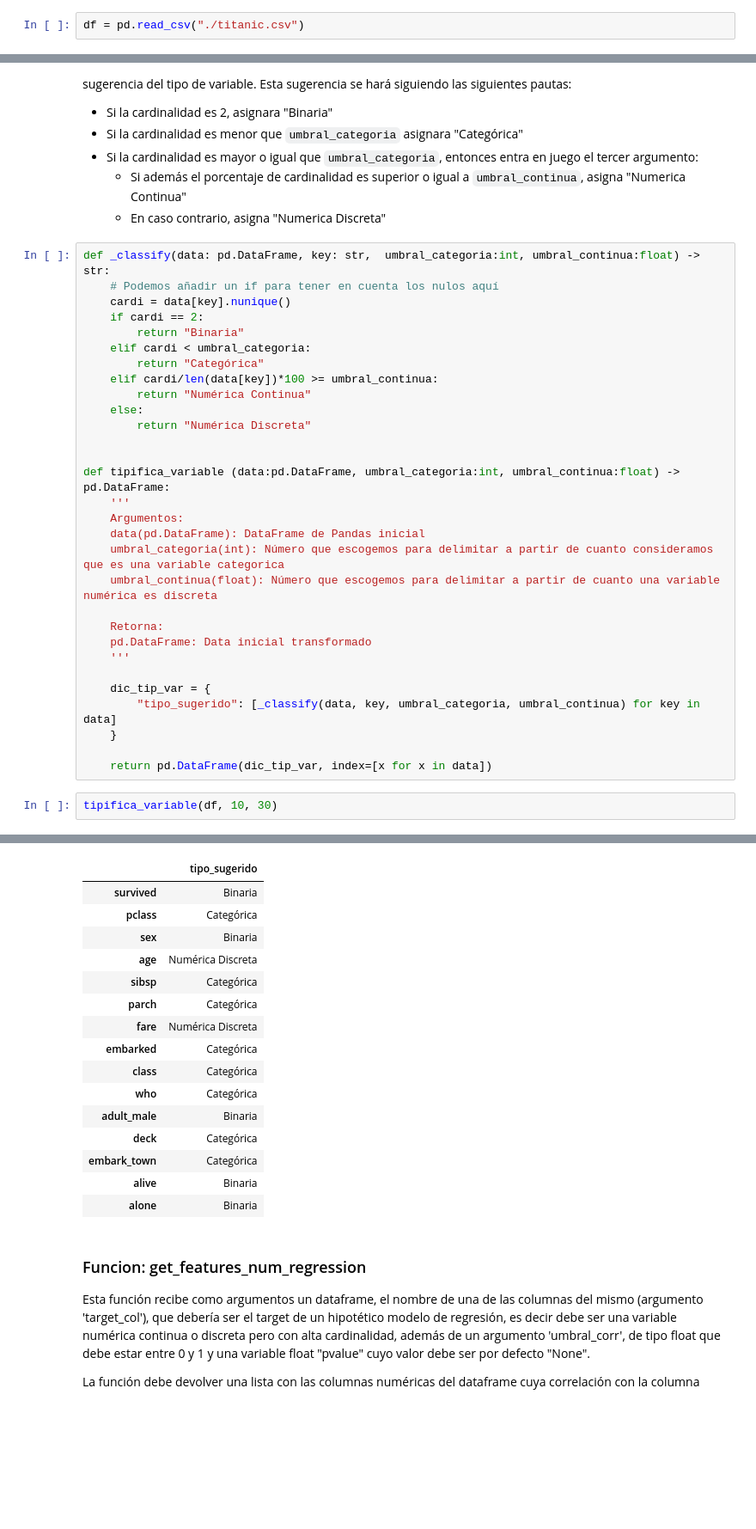
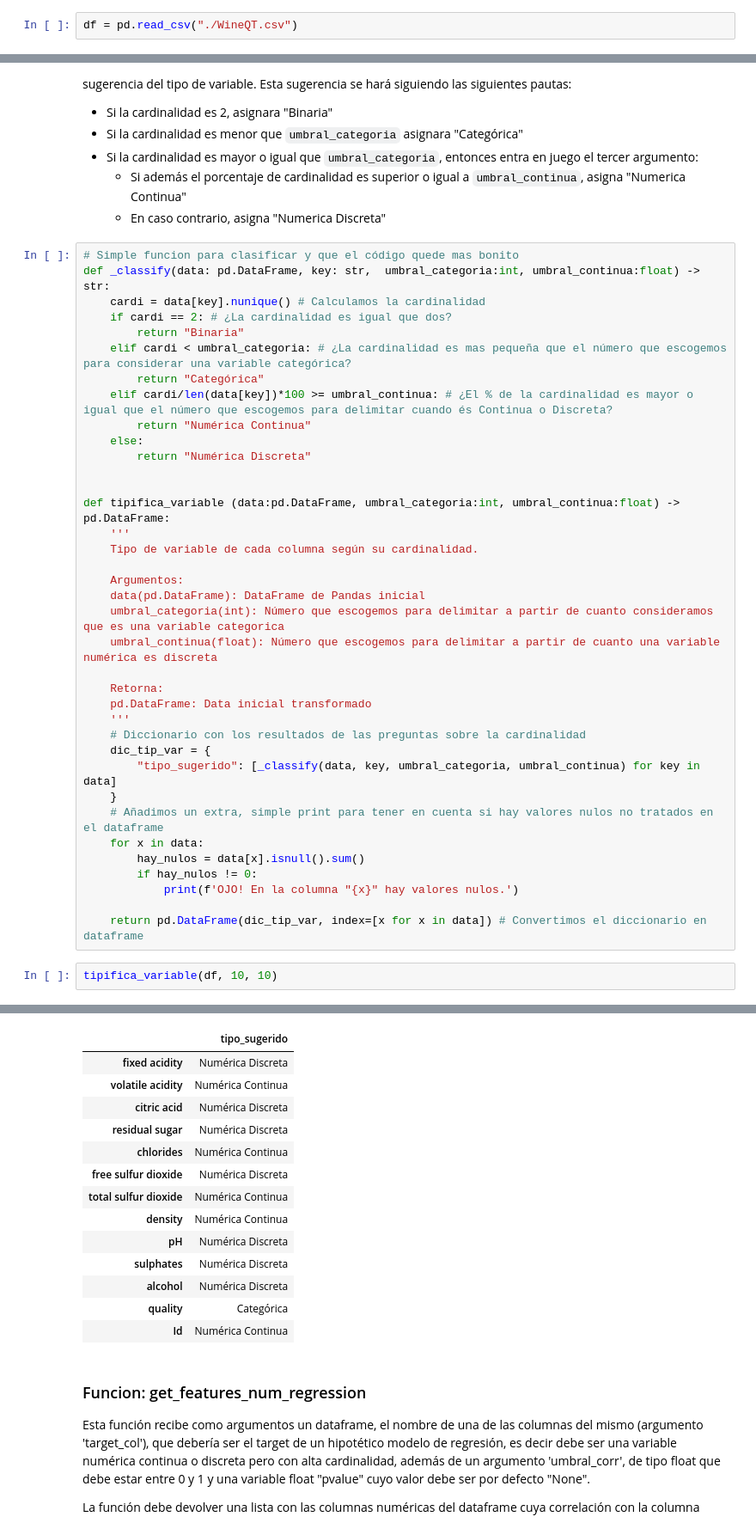
Before and after one commit to Juanxetee/TC-2, a Jupyter notebook: A_toolbox.ipynb, the cells around one changed output, grey strips where cells are left out. Shown at 86% size. Drawn from its saved outputs; the diff is of its cells as text; blank space fills up the shorter version.

```diff
--- a/A_toolbox.ipynb
+++ b/A_toolbox.ipynb
@@ -61,2 +62,2 @@ import numpy as np
 # %%
-df = pd.read_csv("./titanic.csv")
+df = pd.read_csv("./WineQT.csv")
@@ -97,14 +116,14 @@ Esta función debe recibir como argumento un dataframe, un entero (`umbral_categ
     * Si además el porcentaje de cardinalidad es superior o igual a `umbral_continua`, asigna "Numerica Continua"
     * En caso contrario, asigna "Numerica Discreta"
 # %%
+# Simple funcion para clasificar y que el código quede mas bonito
 def _classify(data: pd.DataFrame, key: str,  umbral_categoria:int, umbral_continua:float) -> str:
-    # Podemos añadir un if para tener en cuenta los nulos aquí
-    cardi = data[key].nunique()
-    if cardi == 2:
+    cardi = data[key].nunique() # Calculamos la cardinalidad
+    if cardi == 2: # ¿La cardinalidad es igual que dos?
         return "Binaria"
-    elif cardi < umbral_categoria:
+    elif cardi < umbral_categoria: # ¿La cardinalidad es mas pequeña que el número que escogemos para considerar una variable categórica?
         return "Categórica"
-    elif cardi/len(data[key])*100 >= umbral_continua:
+    elif cardi/len(data[key])*100 >= umbral_continua: # ¿El % de la cardinalidad es mayor o igual que el número que escogemos para delimitar cuando és Continua o Discreta?
         return "Numérica Continua"
     else:
         return "Numérica Discreta"
@@ -112,6 +131,8 @@ def _classify(data: pd.DataFrame, key: str,  umbral_categoria:int, umbral_contin
 
 def tipifica_variable (data:pd.DataFrame, umbral_categoria:int, umbral_continua:float) -> pd.DataFrame:
     '''
+    Tipo de variable de cada columna según su cardinalidad.
+
     Argumentos:
     data(pd.DataFrame): DataFrame de Pandas inicial
     umbral_categoria(int): Número que escogemos para delimitar a partir de cuanto consideramos que es una variable categorica
@@ -120,12 +141,17 @@ def tipifica_variable (data:pd.DataFrame, umbral_categoria:int, umbral_continua:
     Retorna:
     pd.DataFrame: Data inicial transformado
     '''
-
+    # Diccionario con los resultados de las preguntas sobre la cardinalidad
     dic_tip_var = {
         "tipo_sugerido": [_classify(data, key, umbral_categoria, umbral_continua) for key in data]
     }
+    # Añadimos un extra, simple print para tener en cuenta si hay valores nulos no tratados en el dataframe
+    for x in data:
+        hay_nulos = data[x].isnull().sum()
+        if hay_nulos != 0:
+            print(f'OJO! En la columna "{x}" hay valores nulos.')
 
-    return pd.DataFrame(dic_tip_var, index=[x for x in data])
+    return pd.DataFrame(dic_tip_var, index=[x for x in data]) # Convertimos el diccionario en dataframe
 # %%
-tipifica_variable(df, 10, 30)
+tipifica_variable(df, 10, 10)
 # %% [output]
@@ -132,19 +159,17 @@ tipifica_variable(df, 10, 30)
 |  | tipo_sugerido |
-| survived | Binaria |
-| pclass | Categórica |
-| sex | Binaria |
-| age | Numérica Discreta |
-| sibsp | Categórica |
-| parch | Categórica |
-| fare | Numérica Discreta |
-| embarked | Categórica |
-| class | Categórica |
-| who | Categórica |
-| adult_male | Binaria |
-| deck | Categórica |
-| embark_town | Categórica |
-| alive | Binaria |
-| alone | Binaria |
+| fixed acidity | Numérica Discreta |
+| volatile acidity | Numérica Continua |
+| citric acid | Numérica Discreta |
+| residual sugar | Numérica Discreta |
+| chlorides | Numérica Continua |
+| free sulfur dioxide | Numérica Discreta |
+| total sulfur dioxide | Numérica Continua |
+| density | Numérica Continua |
+| pH | Numérica Discreta |
+| sulphates | Numérica Discreta |
+| alcohol | Numérica Discreta |
+| quality | Categórica |
+| Id | Numérica Continua |
 # %% [markdown]
 ### Funcion: get_features_num_regression
 
```
Also changed, not shown: parts of 10 cells of this notebook, 1 other file.
